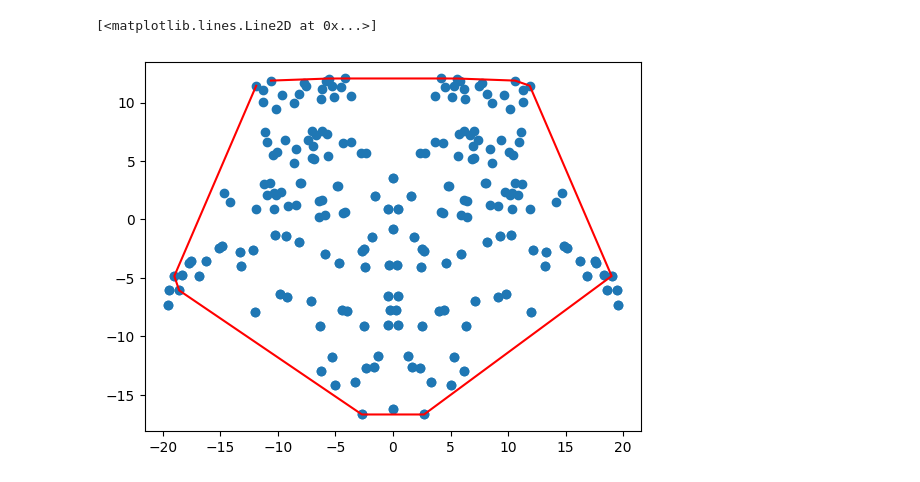
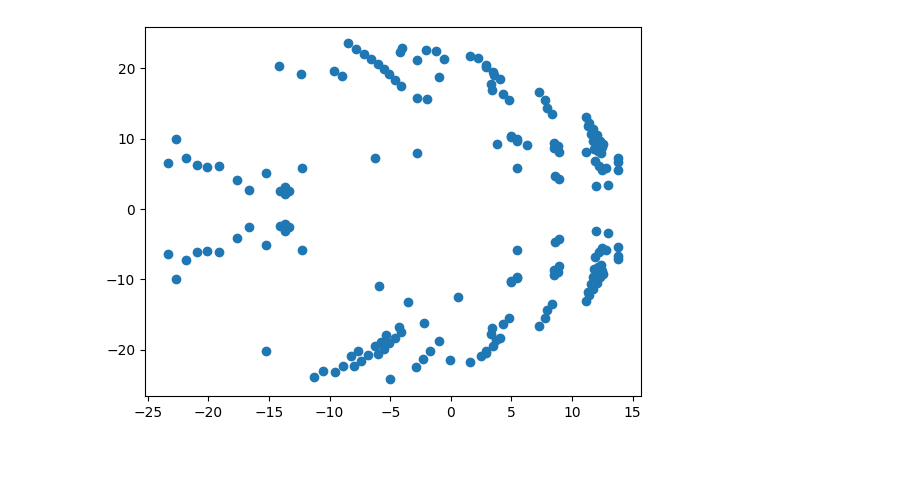
Before and after one commit to LonghornRacingElectric/magic_moment_method, a Jupyter notebook: analysis/GGV_plotter.ipynb, the cells around one changed output. Drawn from its saved outputs; the diff is of its cells as text; code cells hidden in the pictures.

```diff
--- a/analysis/GGV_plotter.ipynb
+++ b/analysis/GGV_plotter.ipynb
@@ -38,17 +20,6 @@ Sweep completed in 14 seconds
-# %%
-filt_df = easy_driver.ggv
-
-hull_df = pd.DataFrame()
-for vel in filt_df["s_dot"].unique():
-    vel_df = filt_df[filt_df["s_dot"] == vel].reset_index()
-    accel_df = vel_df[["vehicle_accelerations_NTB_1","vehicle_accelerations_NTB_0"]]
-    try:
-        hull_index = ConvexHull(accel_df).vertices
-    except:
-        hull_index = accel_df.index
-    hull_df = pd.concat([hull_df, vel_df.loc[hull_index]], axis = 0)
-plt.scatter(easy_driver.temp["vehicle_accelerations_NTB_1"], easy_driver.temp["vehicle_accelerations_NTB_0"]) #, easy_driver.temp["s_dot"])
-plt.plot(hull_df["vehicle_accelerations_NTB_1"], hull_df["vehicle_accelerations_NTB_0"], c='r')
-# %% [output]
-[<matplotlib.lines.Line2D at 0x...>]
-[figure, removed]
+# %%
+ggv = pd.read_csv("GGV.csv")
+plt.scatter(ggv["vehicle_accelerations_NTB_0"], ggv["vehicle_accelerations_NTB_1"]) #, easy_driver.temp["s_dot"])
+plt.show()
+# %% [output]
+[figure, added]
```
Also changed, not shown: parts of 4 cells of this notebook, 4 other files.
